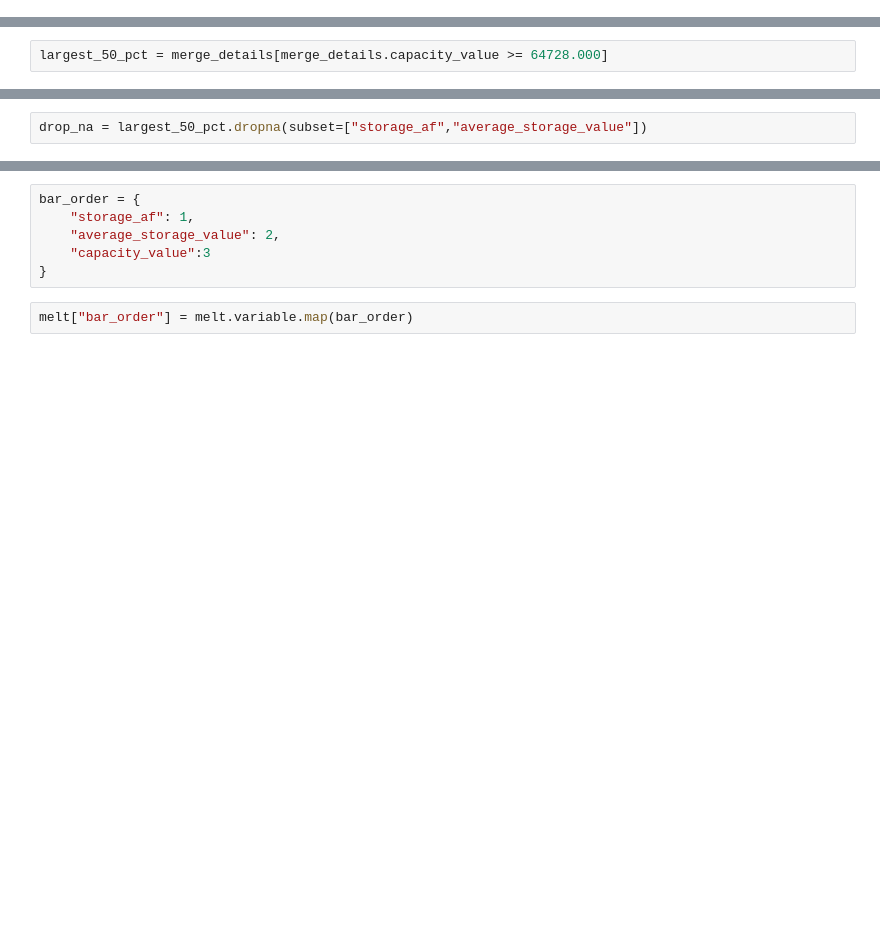
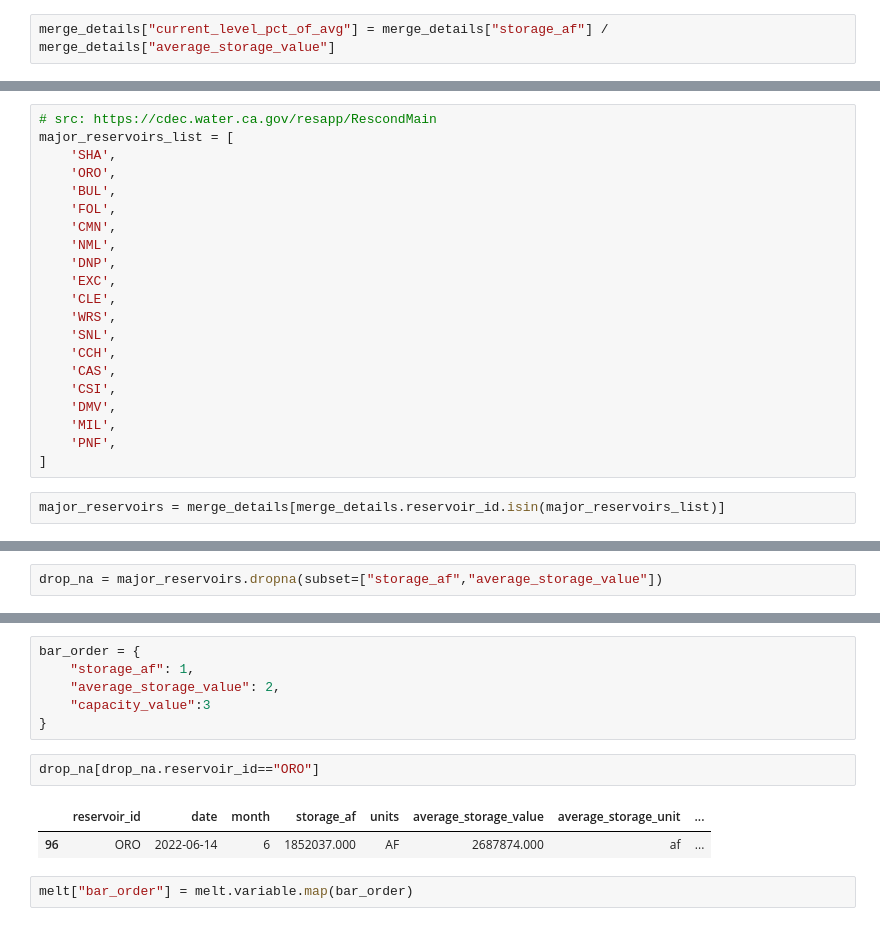
Before and after one commit to datadesk/california-drought-scrapers, a Jupyter notebook: processors/reservoirs.ipynb, the cells around one changed output, grey strips where cells are left out. Drawn from its saved outputs; the diff is of its cells as text; blank space fills up the shorter version.

```diff
--- a/processors/reservoirs.ipynb
+++ b/processors/reservoirs.ipynb
@@ -143,0 +134,2 @@ merge_details.describe()
+# %%
+merge_details["current_level_pct_of_avg"] = merge_details["storage_af"] / merge_details["average_storage_value"]
@@ -144,9 +138,30 @@ merge_details.describe()
+# %%
+# src: https://cdec.water.ca.gov/resapp/RescondMain
+major_reservoirs_list = [
+    'SHA',
+    'ORO',
+    'BUL',
+    'FOL',
+    'CMN',
+    'NML',
+    'DNP',
+    'EXC',
+    'CLE',
+    'WRS',
+    'SNL',
+    'CCH',
+    'CAS',
+    'CSI',
+    'DMV',
+    'MIL',
+    'PNF',
+]
 # %%
-largest_50_pct = merge_details[merge_details.capacity_value >= 64728.000]
+major_reservoirs = merge_details[merge_details.reservoir_id.isin(major_reservoirs_list)]
 # %% [markdown]
 Drop missing values
 # %%
-drop_na = largest_50_pct.dropna(subset=["storage_af","average_storage_value"])
+drop_na = major_reservoirs.dropna(subset=["storage_af","average_storage_value"])
 # %%
 len(drop_na)
 # %% [output]
@@ -159,6 +174,11 @@ bar_order = {
     "average_storage_value": 2,
     "capacity_value":3
 }
+# %%
+drop_na[drop_na.reservoir_id=="ORO"]
+# %% [output]
+|  | reservoir_id | date | month | storage_af | units | average_storage_value | average_storage_unit | ... |
+| 96 | ORO | 2022-06-14 | 6 | 1852037.000 | AF | 2687874.000 | af | ... |
 # %%
 melt["bar_order"] = melt.variable.map(bar_order)
 # %%
```
Also changed, not shown: parts of 14 cells of this notebook, 3 other files.
